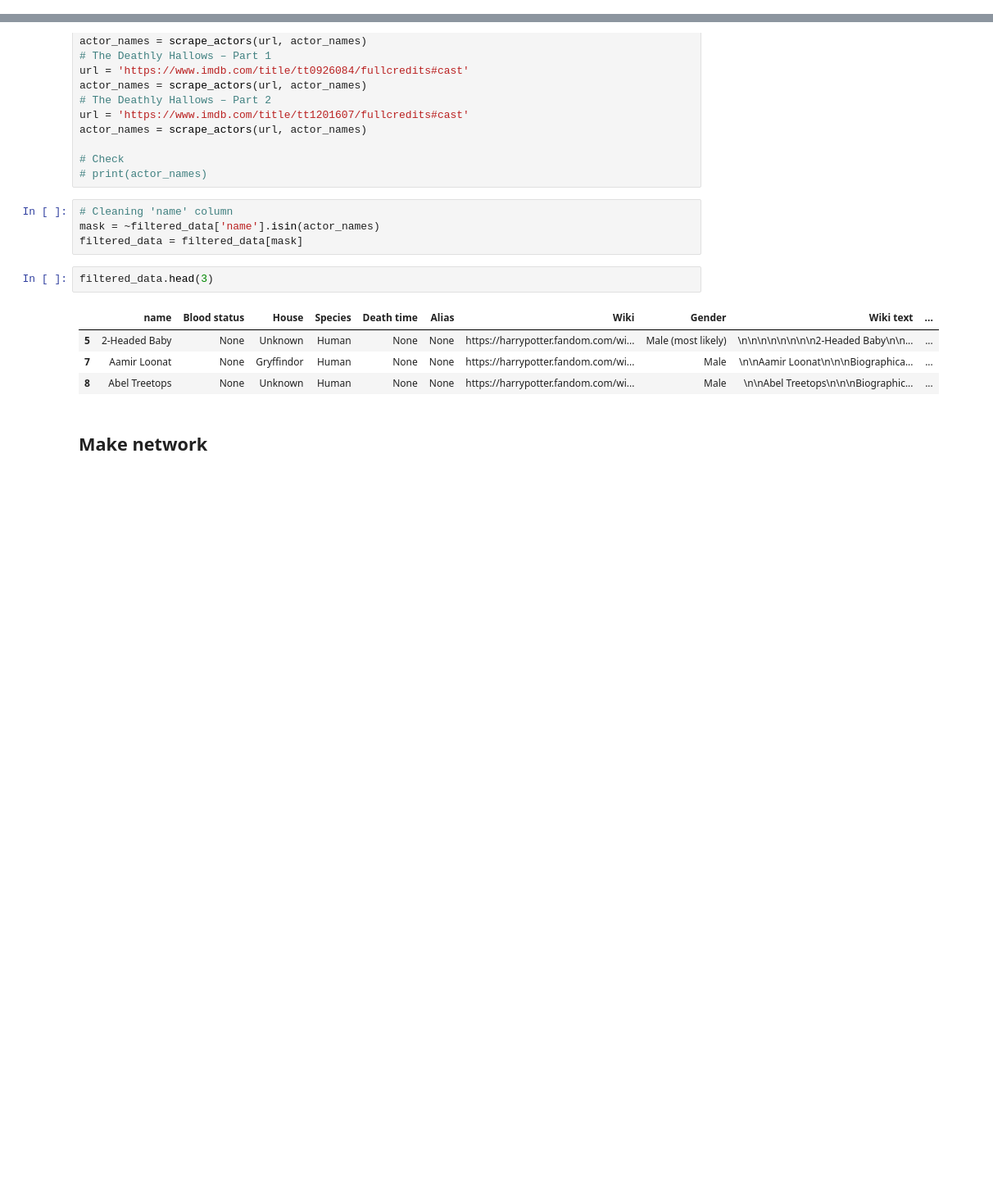
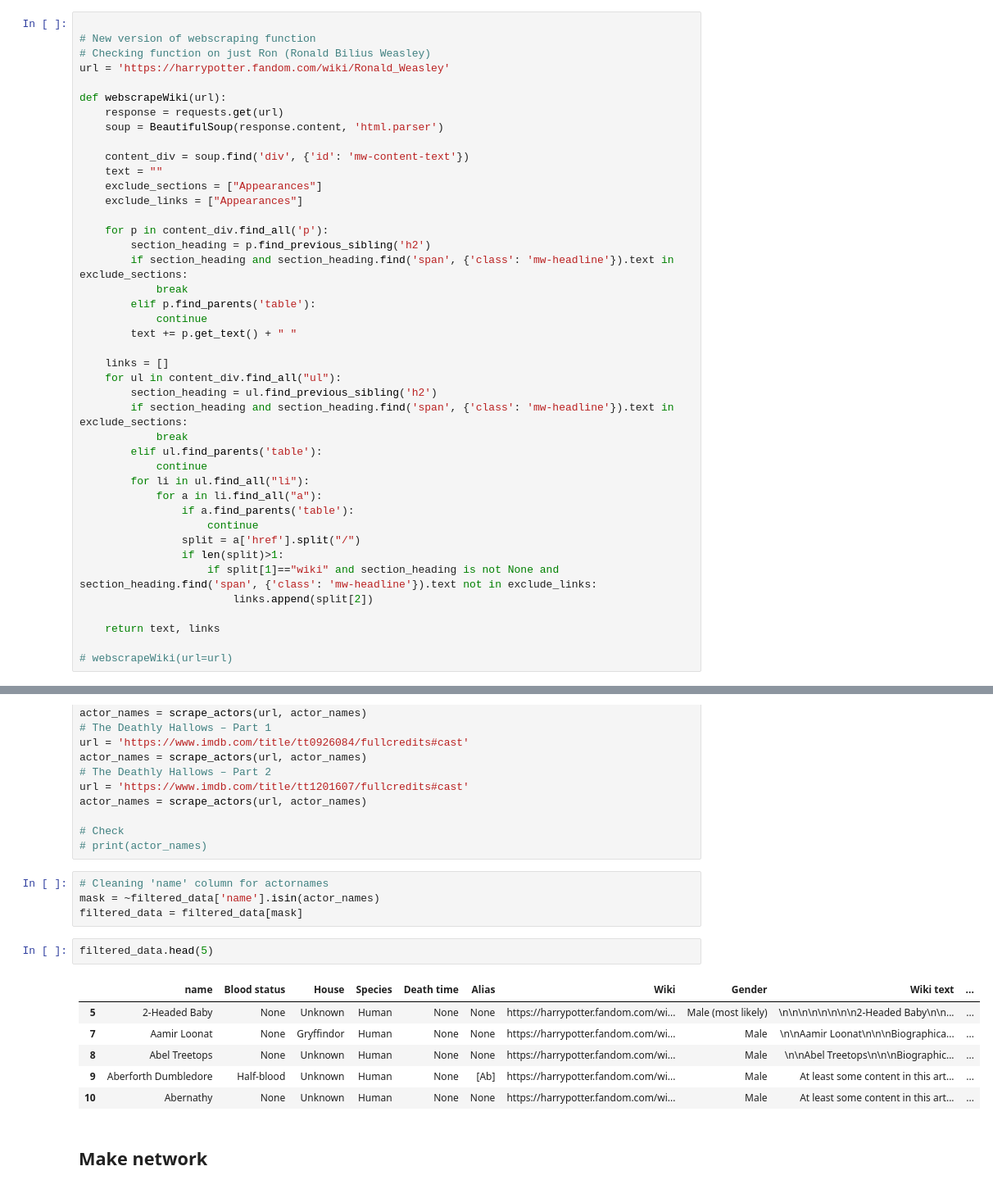
Before and after one commit to fridamariejoergensen/CSS_project, a Jupyter notebook: Explainer_Notebook.ipynb, the cells around one changed output, grey strips where cells are left out. Shown at 82% size. Drawn from its saved outputs; the diff is of its cells as text; blank space fills up the shorter version.

Commit message:
Made new webscraping function that ignores all sections after "Appearances"

```diff
--- a/Explainer_Notebook.ipynb
+++ b/Explainer_Notebook.ipynb
@@ -98,3 +91,45 @@ df_data["Wiki text"], df_data["Character links"] = zip(*df_data["Wiki"].apply(we
+# %%
+
+# New version of webscraping function
+# Checking function on just Ron (Ronald Bilius Weasley)
+url = 'https://harrypotter.fandom.com/wiki/Ronald_Weasley'
+
+def webscrapeWiki(url):
+    response = requests.get(url)
+    soup = BeautifulSoup(response.content, 'html.parser')
+
+    content_div = soup.find('div', {'id': 'mw-content-text'})
+    text = ""
+    exclude_sections = ["Appearances"]
+    exclude_links = ["Appearances"]
+
+    for p in content_div.find_all('p'):
+        section_heading = p.find_previous_sibling('h2')
+        if section_heading and section_heading.find('span', {'class': 'mw-headline'}).text in exclude_sections:
+            break
+        elif p.find_parents('table'):
+            continue
+        text += p.get_text() + " "
+
+    links = []
+    for ul in content_div.find_all("ul"):
+        section_heading = ul.find_previous_sibling('h2')
+        if section_heading and section_heading.find('span', {'class': 'mw-headline'}).text in exclude_sections:
+            break
+        elif ul.find_parents('table'):
+            continue
+        for li in ul.find_all("li"):
+            for a in li.find_all("a"):
+                if a.find_parents('table'):
+                    continue
+                split = a['href'].split("/")
+                if len(split)>1:
+                    if split[1]=="wiki" and section_heading is not None and section_heading.find('span', {'class': 'mw-headline'}).text not in exclude_links:
+                        links.append(split[2])
+
+    return text, links
+
+# webscrapeWiki(url=url)
 # %%
 df_data.head(2)
 # %% [output]
@@ -230,16 +265,18 @@ actor_names = scrape_actors(url, actor_names)
 # Check
 # print(actor_names)
 # %%
-# Cleaning 'name' column
+# Cleaning 'name' column for actornames
 mask = ~filtered_data['name'].isin(actor_names)
 filtered_data = filtered_data[mask]
 # %%
-filtered_data.head(3)
+filtered_data.head(5)
 # %% [output]
 |  | name | Blood status | House | Species | Death time | Alias | Wiki | Gender | Wiki text | ... |
 | 5 | 2-Headed Baby | None | Unknown | Human | None | None | https://harrypotter.fandom.com/wi... | Male (most likely) | \n\n\n\n\n\n\n\n2-Headed Baby\n\n... | ... |
 | 7 | Aamir Loonat | None | Gryffindor | Human | None | None | https://harrypotter.fandom.com/wi... | Male | \n\nAamir Loonat\n\n\nBiographica... | ... |
 | 8 | Abel Treetops | None | Unknown | Human | None | None | https://harrypotter.fandom.com/wi... | Male | \n\nAbel Treetops\n\n\nBiographic... | ... |
+| 9 | Aberforth Dumbledore | Half-blood | Unknown | Human | None | [Ab] | https://harrypotter.fandom.com/wi... | Male | At least some content in this art... | ... |
+| 10 | Abernathy | None | Unknown | Human | None | None | https://harrypotter.fandom.com/wi... | Male | At least some content in this art... | ... |
 # %% [markdown]
 ## Make network
 # %%
```
Also changed, not shown: parts of 4 cells of this notebook.
